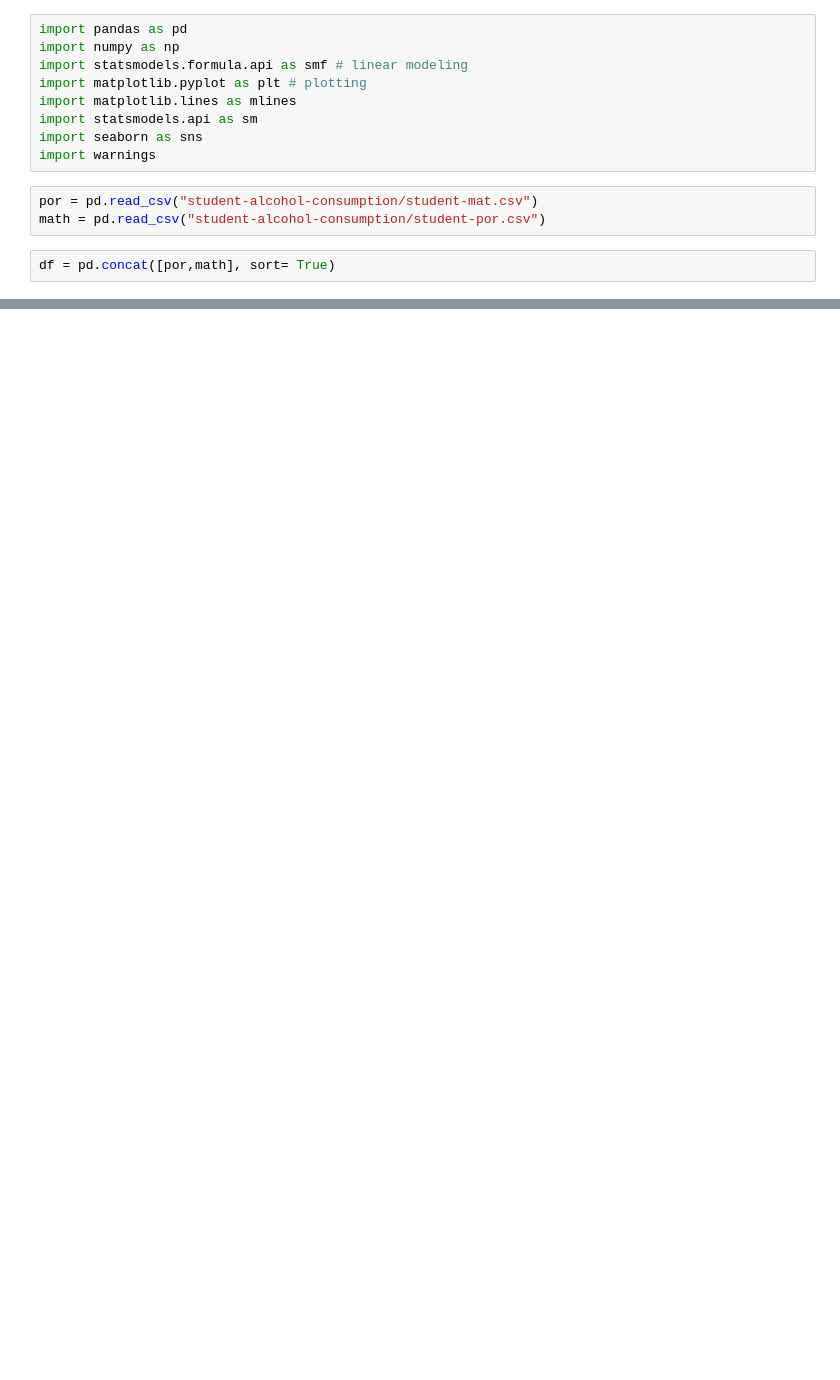
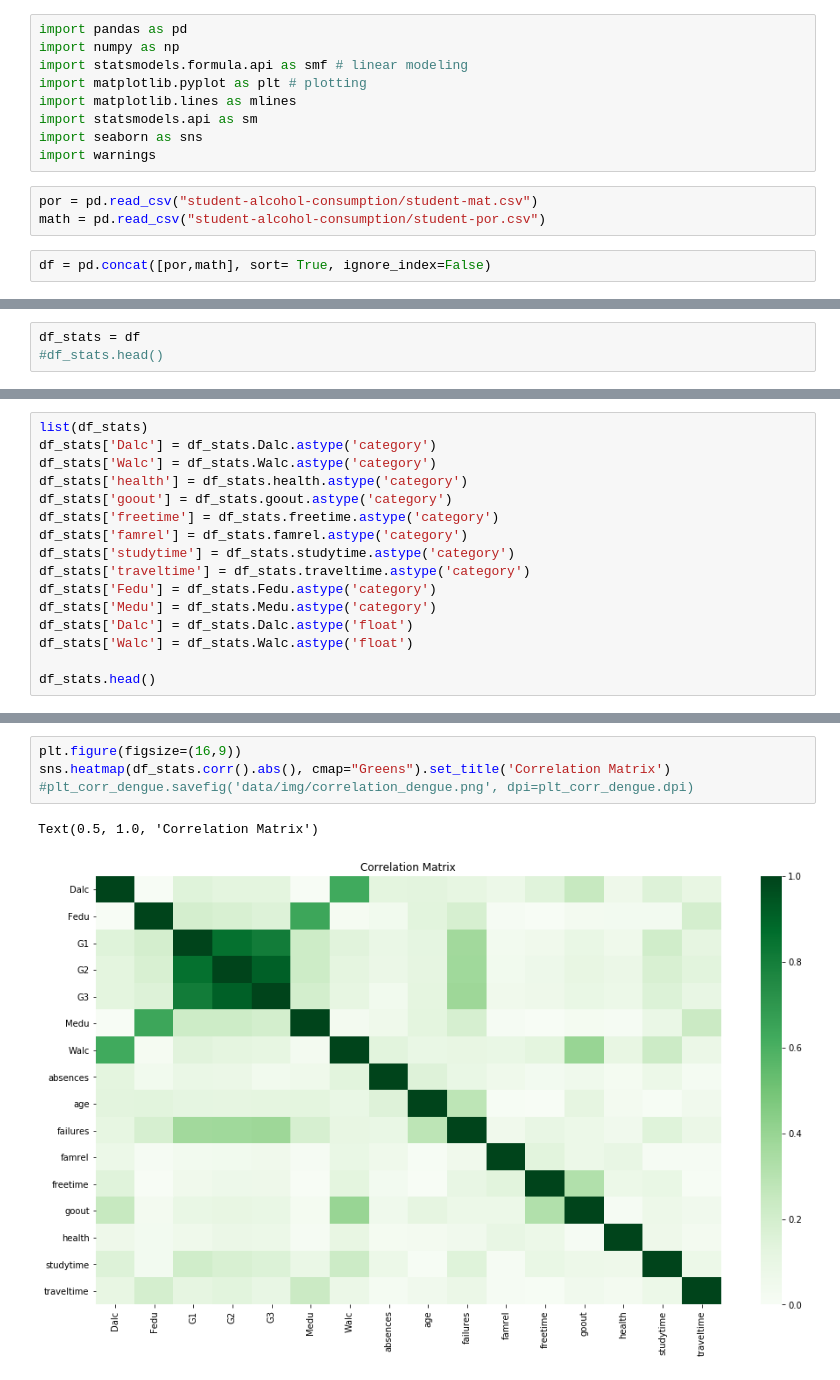
Before and after one commit to chengyi9/370-final, a Jupyter notebook: Rough Work.ipynb, the cells around one changed output, grey strips where cells are left out. Saved outputs shown, nothing was run; the diff lists cells and outputs as text; blank space fills up the shorter version.

Commit message:
data

```diff
--- a/Rough Work.ipynb
+++ b/Rough Work.ipynb
@@ -11,4 +11,4 @@ import warnings
 por = pd.read_csv("student-alcohol-consumption/student-mat.csv")
 math = pd.read_csv("student-alcohol-consumption/student-por.csv")
 # %%
-df = pd.concat([por,math], sort= True)
+df = pd.concat([por,math], sort= True, ignore_index=False)
@@ -35,0 +15,3 @@ df
+# %%
+df_stats = df
+#df_stats.head()
@@ -35,0 +49,16 @@ df
+# %%
+list(df_stats)
+df_stats['Dalc'] = df_stats.Dalc.astype('category')
+df_stats['Walc'] = df_stats.Walc.astype('category')
+df_stats['health'] = df_stats.health.astype('category')
+df_stats['goout'] = df_stats.goout.astype('category')
+df_stats['freetime'] = df_stats.freetime.astype('category')
+df_stats['famrel'] = df_stats.famrel.astype('category')
+df_stats['studytime'] = df_stats.studytime.astype('category')
+df_stats['traveltime'] = df_stats.traveltime.astype('category')
+df_stats['Fedu'] = df_stats.Fedu.astype('category')
+df_stats['Medu'] = df_stats.Medu.astype('category')
+df_stats['Dalc'] = df_stats.Dalc.astype('float')
+df_stats['Walc'] = df_stats.Walc.astype('float')
+
+df_stats.head()
@@ -35,0 +109,7 @@ df
+# %%
+plt.figure(figsize=(16,9))
+sns.heatmap(df_stats.corr().abs(), cmap="Greens").set_title('Correlation Matrix')
+#plt_corr_dengue.savefig('data/img/correlation_dengue.png', dpi=plt_corr_dengue.dpi)
+# %% [output]
+Text(0.5, 1.0, 'Correlation Matrix')
+[figure, added]
```
Also changed, not shown: parts of 5 cells of this notebook.
